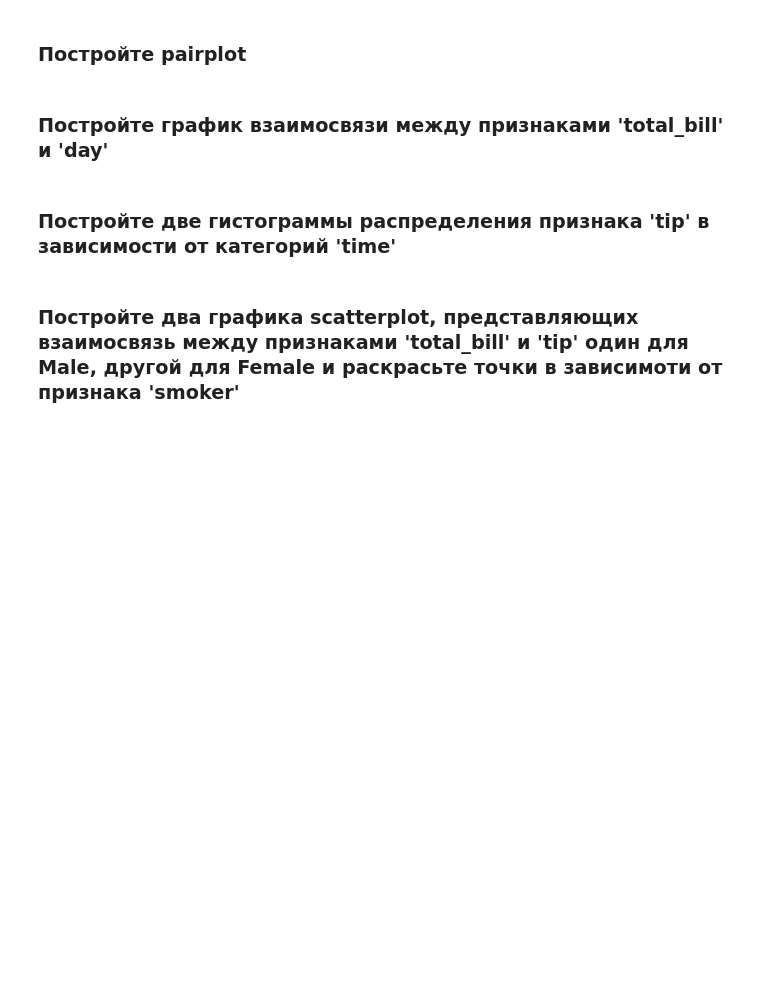
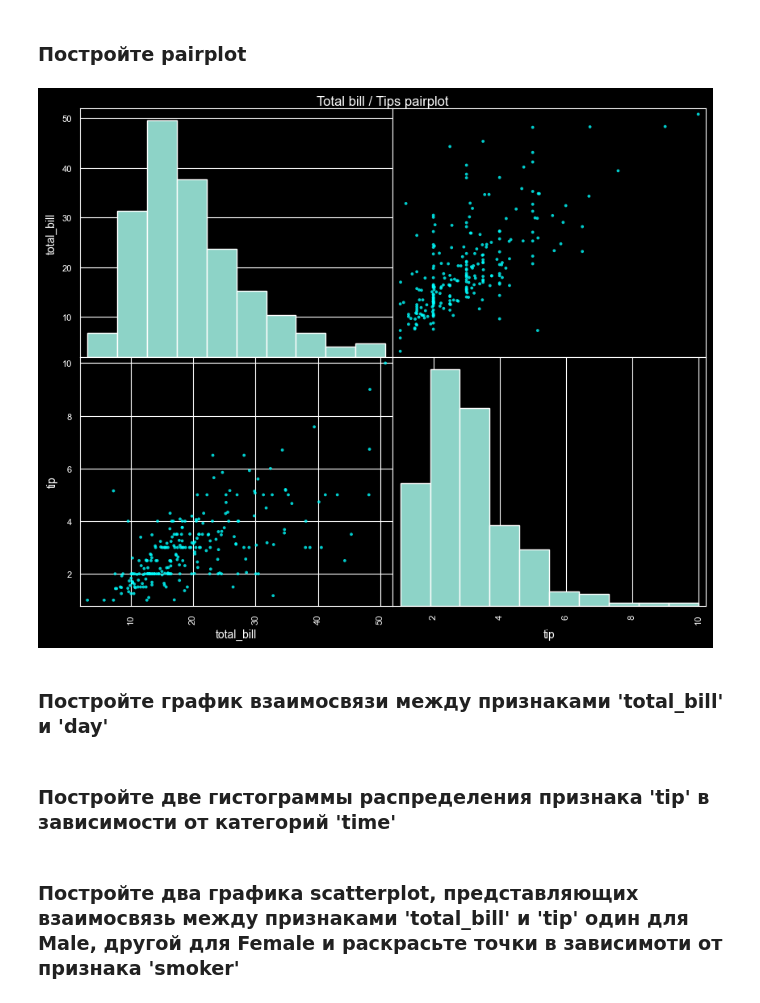
Before and after one commit to Evgeny725/ml-basics, a Jupyter notebook: homework_07/homework_07.ipynb, the cells around one changed output. Saved outputs shown, nothing was run; the diff lists cells and outputs as text; code cells hidden in the pictures; blank space fills up the shorter version.

```diff
--- a/homework_07/homework_07.ipynb
+++ b/homework_07/homework_07.ipynb
@@ -299,3 +296,12 @@ print(my_dataset)
+# %%
+from pandas.plotting import scatter_matrix
+scatter_matrix(my_dataset[['total_bill', 'tip']], grid=True,  s=30,
+               alpha=0.8, figsize=(10, 8), diagonal='hist', color='cyan')
+
+plt.suptitle('Total bill / Tips pairplot', y=0.9)
+plt.show()
+# %% [output]
+[figure, added]
 # %% [markdown]
 ### Постройте график взаимосвязи между признаками 'total_bill' и 'day'
 # %%
```
Also changed, not shown: parts of 6 cells of this notebook.
